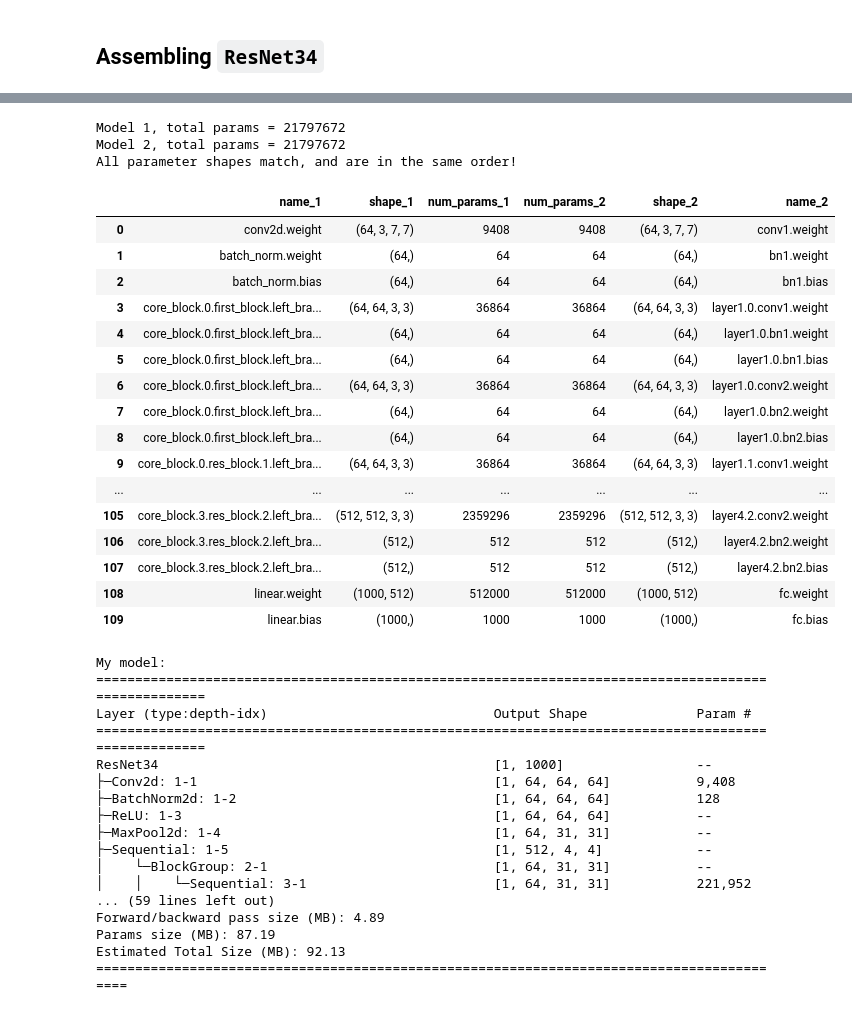
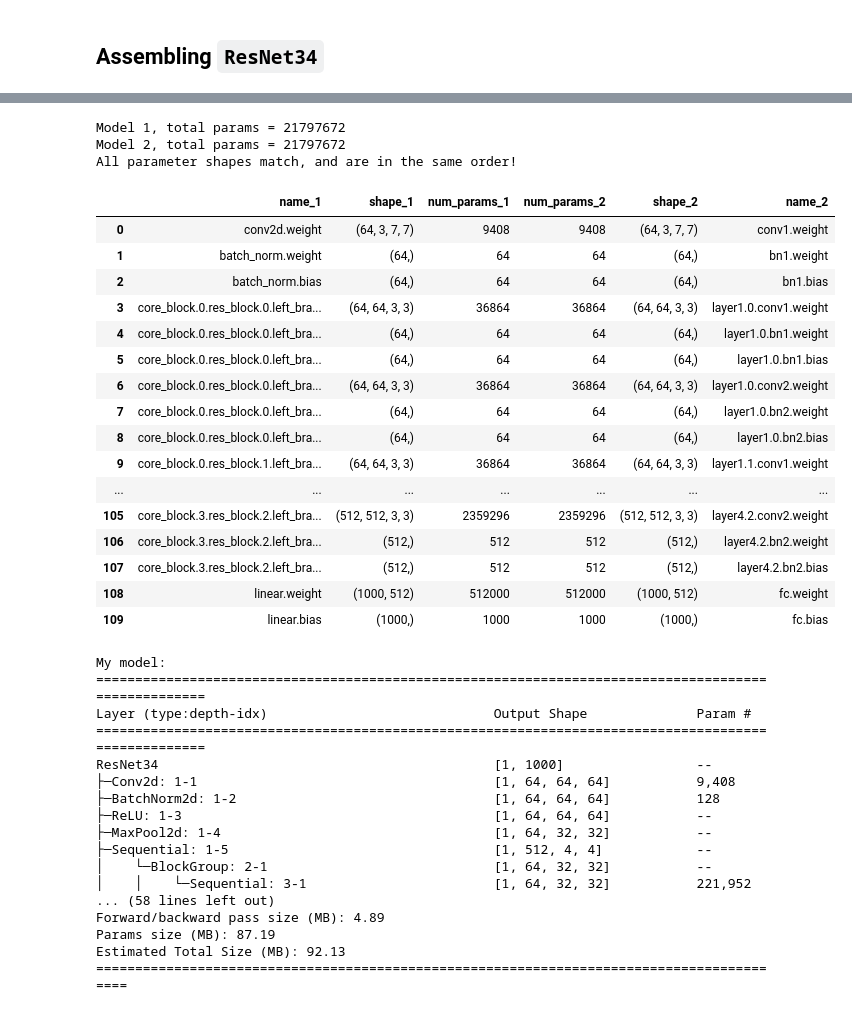
Before and after one commit to youssefokeil/arena-3.0, a Jupyter notebook: prereqs/cnn-resnets/cnns_resnets.ipynb, the cells around one changed output, grey strips where cells are left out. Saved outputs shown, nothing was run; the diff lists cells and outputs as text; code cells hidden in the pictures.

```diff
--- a/prereqs/cnn-resnets/cnns_resnets.ipynb
+++ b/prereqs/cnn-resnets/cnns_resnets.ipynb
@@ -630,8 +635,7 @@ class BlockGroup(nn.Module):
         self.blocks = []
 
         # first block is different from rest
-        self.first_block = ResidualBlock(in_feats, out_feats, first_stride)
-        self.blocks.append(self.first_block)
+        self.blocks.append(ResidualBlock(in_feats, out_feats, first_stride))
 
         for i in range(n_blocks-1):
             layer = ResidualBlock(out_feats, out_feats)
@@ -682,10 +686,10 @@ class ResNet34(nn.Module):
         self.n_groups = len(self.n_blocks_per_group)
 
         # initial layers
-        self.conv2d = Conv2d(3, 64, 7, 1, 3) # 3 channels for images
-        self.batch_norm = BatchNorm2d(64)
+        self.conv2d = Conv2d(3, out_feats0, 7, 1, 3) # 3 channels for images
+        self.batch_norm = BatchNorm2d(out_feats0)
         self.relu = ReLU()
-        self.max_pool = nn.MaxPool2d(3,2)
+        self.max_pool = nn.MaxPool2d(3,2,1)
 
         # list of sequential groups
         self.groups = []
@@ -702,7 +706,6 @@ class ResNet34(nn.Module):
         )
 
         self.avg_pool = AveragePool()
-        self.flatten = Flatten()
         self.linear = Linear(self.out_features_per_group[-1],self.n_classes)
 
 
@@ -718,40 +721,39 @@ class ResNet34(nn.Module):
         x = self.relu(x)
         x = self.max_pool(x)
         x = self.core_block(x)
         x = self.avg_pool(x)
-        x = self.flatten(x)
         x = self.linear(x)
         return x
 
 
 
 my_resnet = ResNet34()
 
 # (1) Test via helper function `print_param_count`
 target_resnet = models.resnet34()  # without supplying a `weights` argument, we just initialize with random weights
 utils.print_param_count(my_resnet, target_resnet)
 
 # (2) Test via `torchinfo.summary`
 print("My model:", torchinfo.summary(my_resnet, input_size=(1, 3, 64, 64)), sep="\n")
 print(
     "\nReference model:",
     torchinfo.summary(target_resnet, input_size=(1, 3, 64, 64), depth=2),
     sep="\n",
 )
 # %% [output]
 Model 1, total params = 21797672
 Model 2, total params = 21797672
 All parameter shapes match, and are in the same order!
 |  | name_1 | shape_1 | num_params_1 | num_params_2 | shape_2 | name_2 |
 | 0 | conv2d.weight | (64, 3, 7, 7) | 9408 | 9408 | (64, 3, 7, 7) | conv1.weight |
 | 1 | batch_norm.weight | (64,) | 64 | 64 | (64,) | bn1.weight |
 | 2 | batch_norm.bias | (64,) | 64 | 64 | (64,) | bn1.bias |
-| 3 | core_block.0.first_block.left_bra... | (64, 64, 3, 3) | 36864 | 36864 | (64, 64, 3, 3) | layer1.0.conv1.weight |
-| 4 | core_block.0.first_block.left_bra... | (64,) | 64 | 64 | (64,) | layer1.0.bn1.weight |
-| 5 | core_block.0.first_block.left_bra... | (64,) | 64 | 64 | (64,) | layer1.0.bn1.bias |
-| 6 | core_block.0.first_block.left_bra... | (64, 64, 3, 3) | 36864 | 36864 | (64, 64, 3, 3) | layer1.0.conv2.weight |
-| 7 | core_block.0.first_block.left_bra... | (64,) | 64 | 64 | (64,) | layer1.0.bn2.weight |
-| 8 | core_block.0.first_block.left_bra... | (64,) | 64 | 64 | (64,) | layer1.0.bn2.bias |
+| 3 | core_block.0.res_block.0.left_bra... | (64, 64, 3, 3) | 36864 | 36864 | (64, 64, 3, 3) | layer1.0.conv1.weight |
+| 4 | core_block.0.res_block.0.left_bra... | (64,) | 64 | 64 | (64,) | layer1.0.bn1.weight |
+| 5 | core_block.0.res_block.0.left_bra... | (64,) | 64 | 64 | (64,) | layer1.0.bn1.bias |
+| 6 | core_block.0.res_block.0.left_bra... | (64, 64, 3, 3) | 36864 | 36864 | (64, 64, 3, 3) | layer1.0.conv2.weight |
+| 7 | core_block.0.res_block.0.left_bra... | (64,) | 64 | 64 | (64,) | layer1.0.bn2.weight |
+| 8 | core_block.0.res_block.0.left_bra... | (64,) | 64 | 64 | (64,) | layer1.0.bn2.bias |
 | 9 | core_block.0.res_block.1.left_bra... | (64, 64, 3, 3) | 36864 | 36864 | (64, 64, 3, 3) | layer1.1.conv1.weight |
 | ... | ... | ... | ... | ... | ... | ... |
 | 105 | core_block.3.res_block.2.left_bra... | (512, 512, 3, 3) | 2359296 | 2359296 | (512, 512, 3, 3) | layer4.2.conv2.weight |
@@ -767,11 +769,11 @@ ResNet34                                           [1, 1000]                 --
 ├─Conv2d: 1-1                                      [1, 64, 64, 64]           9,408
 ├─BatchNorm2d: 1-2                                 [1, 64, 64, 64]           128
 ├─ReLU: 1-3                                        [1, 64, 64, 64]           --
-├─MaxPool2d: 1-4                                   [1, 64, 31, 31]           --
+├─MaxPool2d: 1-4                                   [1, 64, 32, 32]           --
 ├─Sequential: 1-5                                  [1, 512, 4, 4]            --
-│    └─BlockGroup: 2-1                             [1, 64, 31, 31]           --
-│    │    └─Sequential: 3-1                        [1, 64, 31, 31]           221,952
-... (59 lines left out)
+│    └─BlockGroup: 2-1                             [1, 64, 32, 32]           --
+│    │    └─Sequential: 3-1                        [1, 64, 32, 32]           221,952
+... (58 lines left out)
 Forward/backward pass size (MB): 4.89
 Params size (MB): 87.19
 Estimated Total Size (MB): 92.13
```
Also changed, not shown: parts of 16 cells of this notebook, 12 other files.
